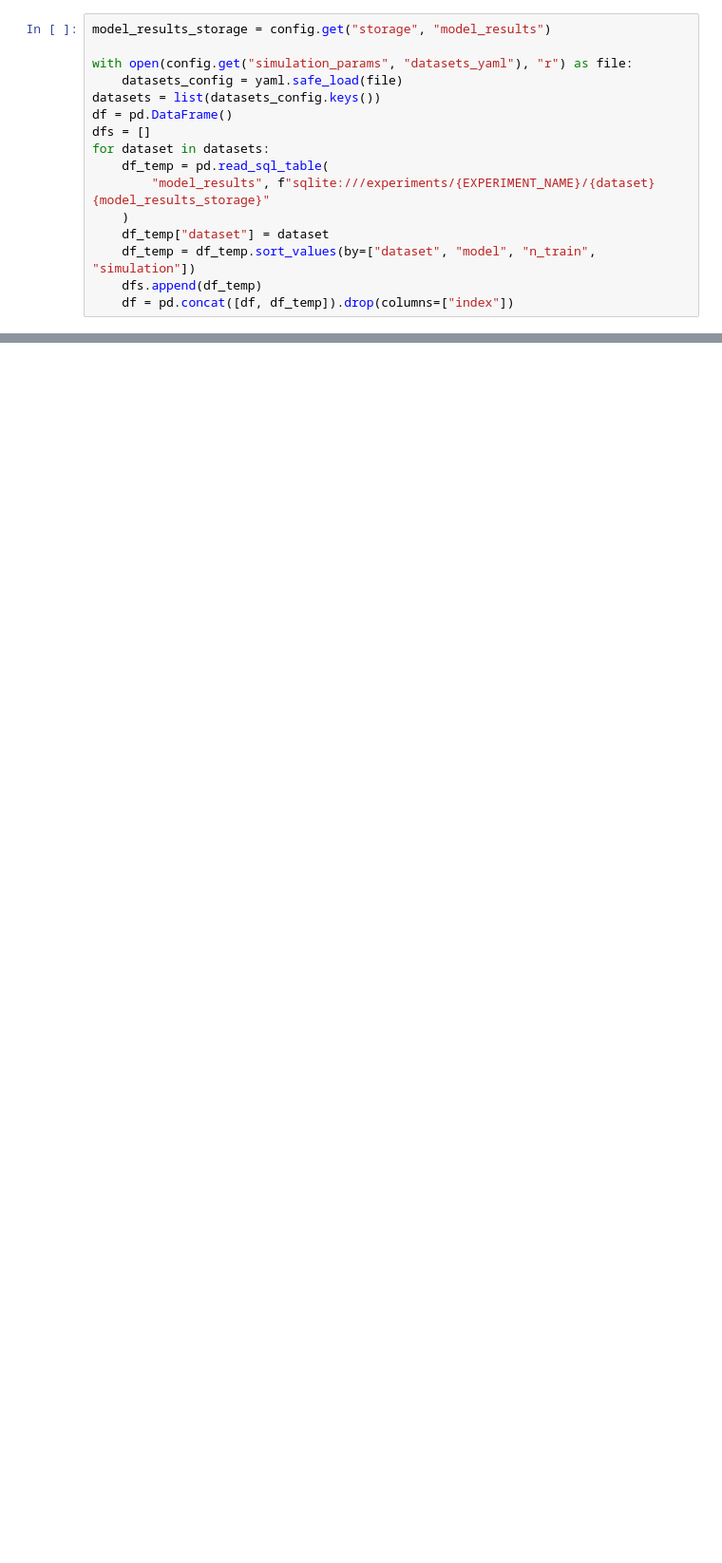
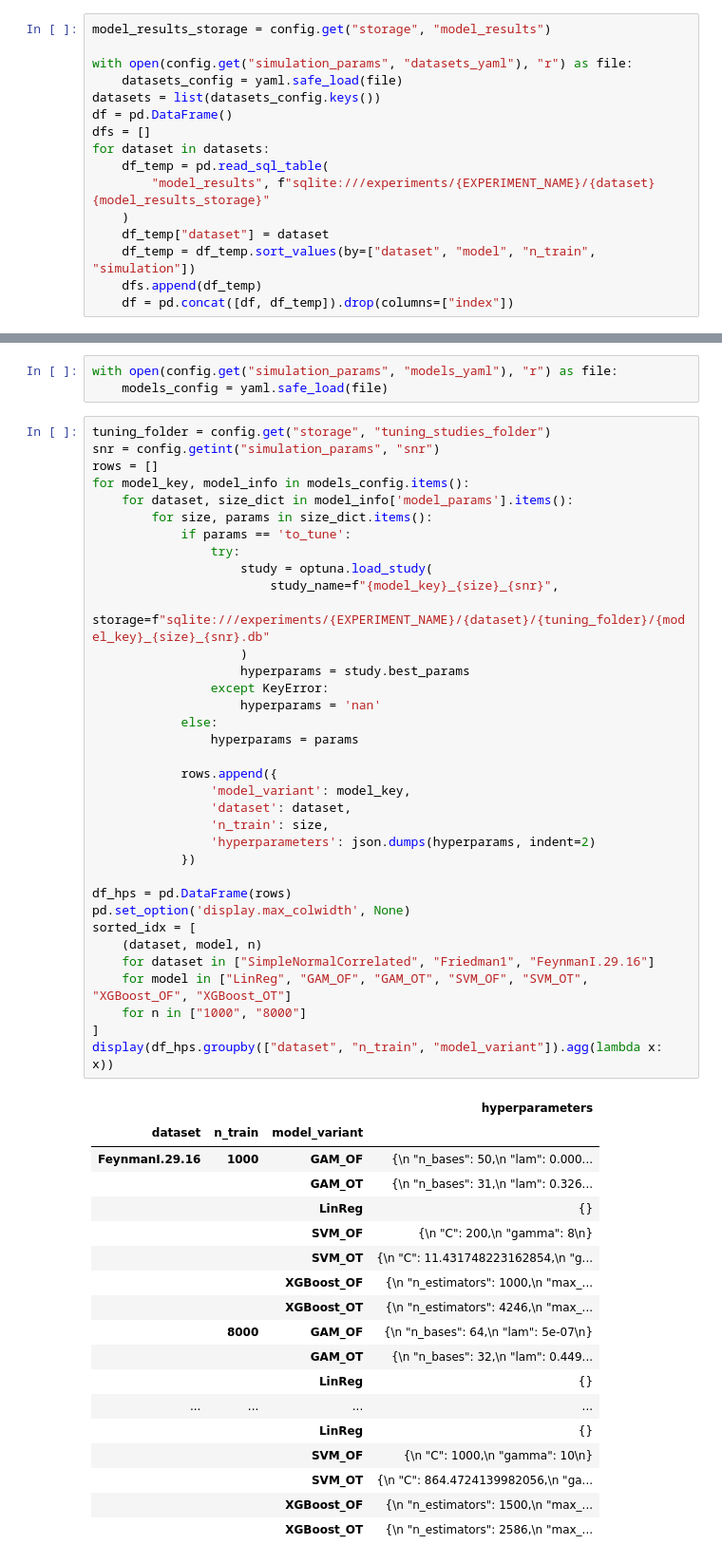
Before and after one commit to timo282/current-research-feature-effects, a Jupyter notebook: analyses/model_performance_analysis.ipynb, the cells around one changed output, grey strips where cells are left out. Shown at 95% size. Saved outputs shown, nothing was run; the diff lists cells and outputs as text; blank space fills up the shorter version.

Commit message:
Update model performance analysis

```diff
--- a/analyses/model_performance_analysis.ipynb
+++ b/analyses/model_performance_analysis.ipynb
@@ -89,0 +99,57 @@ df_reshaped
+# %%
+with open(config.get("simulation_params", "models_yaml"), "r") as file:
+    models_config = yaml.safe_load(file)
+# %%
+tuning_folder = config.get("storage", "tuning_studies_folder")
+snr = config.getint("simulation_params", "snr")
+rows = []
+for model_key, model_info in models_config.items():
+    for dataset, size_dict in model_info['model_params'].items():
+        for size, params in size_dict.items():
+            if params == 'to_tune':
+                try:
+                    study = optuna.load_study(
+                        study_name=f"{model_key}_{size}_{snr}",
+                        storage=f"sqlite:///experiments/{EXPERIMENT_NAME}/{dataset}/{tuning_folder}/{model_key}_{size}_{snr}.db"
+                    )
+                    hyperparams = study.best_params
+                except KeyError:
+                    hyperparams = 'nan'
+            else:
+                hyperparams = params
+
+            rows.append({
+                'model_variant': model_key,
+                'dataset': dataset,
+                'n_train': size,
+                'hyperparameters': json.dumps(hyperparams, indent=2)
+            })
+
+df_hps = pd.DataFrame(rows)
+pd.set_option('display.max_colwidth', None)
+sorted_idx = [
+    (dataset, model, n)
+    for dataset in ["SimpleNormalCorrelated", "Friedman1", "FeynmanI.29.16"]
+    for model in ["LinReg", "GAM_OF", "GAM_OT", "SVM_OF", "SVM_OT", "XGBoost_OF", "XGBoost_OT"]
+    for n in ["1000", "8000"]
+]
+display(df_hps.groupby(["dataset", "n_train", "model_variant"]).agg(lambda x: x))
+# %% [output]
+|  |  |  | hyperparameters |
+| dataset | n_train | model_variant |  |
+| FeynmanI.29.16 | 1000 | GAM_OF | {\n "n_bases": 50,\n "lam": 0.000... |
+|  |  | GAM_OT | {\n "n_bases": 31,\n "lam": 0.326... |
+|  |  | LinReg | {} |
+|  |  | SVM_OF | {\n "C": 200,\n "gamma": 8\n} |
+|  |  | SVM_OT | {\n "C": 11.431748223162854,\n "g... |
+|  |  | XGBoost_OF | {\n "n_estimators": 1000,\n "max_... |
+|  |  | XGBoost_OT | {\n "n_estimators": 4246,\n "max_... |
+|  | 8000 | GAM_OF | {\n "n_bases": 64,\n "lam": 5e-07\n} |
+|  |  | GAM_OT | {\n "n_bases": 32,\n "lam": 0.449... |
+|  |  | LinReg | {} |
+| ... | ... | ... | ... |
+|  |  | LinReg | {} |
+|  |  | SVM_OF | {\n "C": 1000,\n "gamma": 10\n} |
+|  |  | SVM_OT | {\n "C": 864.4724139982056,\n "ga... |
+|  |  | XGBoost_OF | {\n "n_estimators": 1500,\n "max_... |
+|  |  | XGBoost_OT | {\n "n_estimators": 2586,\n "max_... |
```
Also changed, not shown: parts of 8 cells of this notebook.
